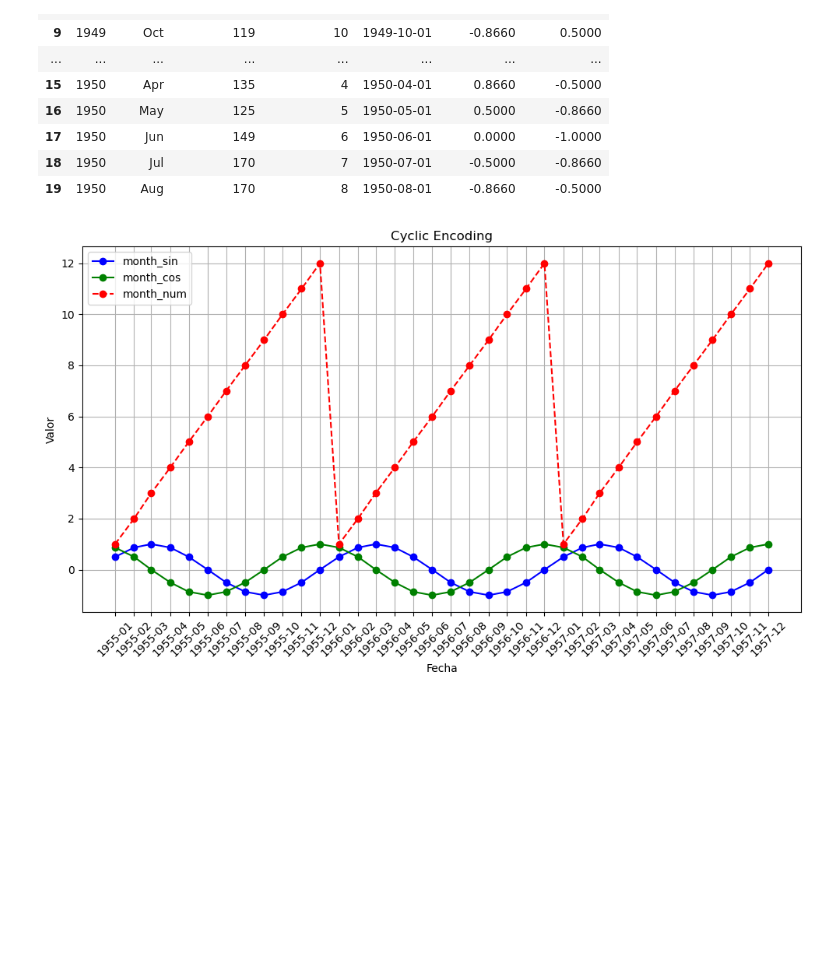
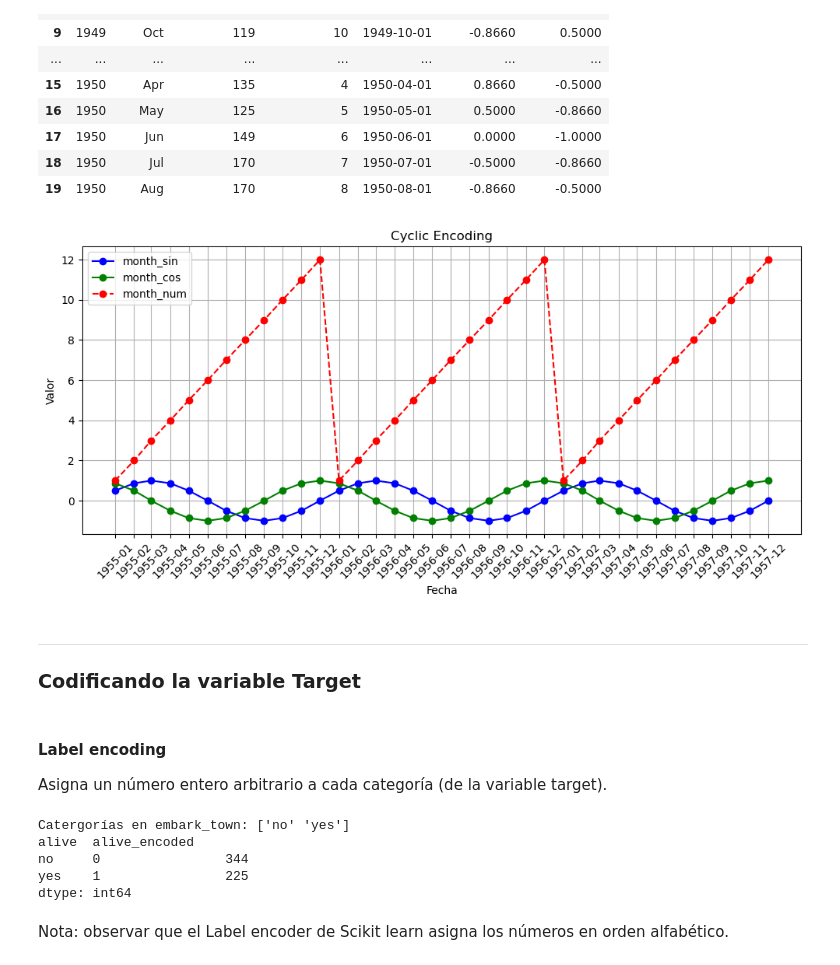
Before and after one commit to FIUBA-Posgrado-Inteligencia-Artificial/CEIA_Analisis_de_datos, a Jupyter notebook: notebooks/clase_04_codificacion.ipynb, the cells around one changed output. Drawn from its saved outputs; the diff is of its cells as text; code cells hidden in the pictures; blank space fills up the shorter version.

```diff
--- a/notebooks/clase_04_codificacion.ipynb
+++ b/notebooks/clase_04_codificacion.ipynb
@@ -255,25 +233,52 @@ flights_train.head(20)
 | 19 | 1950 | Aug | 170 | 8 | 1950-08-01 | -0.8660 | -0.5000 |
 # %%
 # Gráfico
-df = flights_train[flights_train['year']>=1955]
+dff = flights_train[flights_train['year']>=1955]
 
-plt.figure(figsize=(10, 6))
-plt.plot(df["date"], df["month_sin"], label="month_sin", color='blue', marker='o')
-plt.plot(df["date"], df["month_cos"], label="month_cos", color='green', marker='o')
-plt.plot(df["date"], df["month_num"], label="month_num", color='red', linestyle='--', marker='o')
+plt.figure(figsize=(10, 5))
+plt.plot(dff["date"], dff["month_sin"], label="month_sin", color='blue', marker='o')
+plt.plot(dff["date"], dff["month_cos"], label="month_cos", color='green', marker='o')
+plt.plot(dff["date"], dff["month_num"], label="month_num", color='red', linestyle='--', marker='o')
 
 # Etiquetas y título
 plt.xlabel("Fecha")
 plt.ylabel("Valor")
 plt.title("Cyclic Encoding")
 plt.legend()
 
 # Ajustar las fechas en el eje X para que se vean bien
-plt.xticks(df["date"], df["date"].dt.strftime('%Y-%m'), rotation=45)
+plt.xticks(dff["date"], dff["date"].dt.strftime('%Y-%m'), rotation=45)
 
 # Mostrar el gráfico
 plt.grid(True)
 plt.tight_layout()
 plt.show()
 # %% [output]
-[figure, old version]
+[figure, new version]
+# %% [markdown]
+---
+### Codificando la variable Target
+# %% [markdown]
+#### Label encoding
+
+Asigna un número entero arbitrario a cada categoría (de la variable target).
+# %%
+le = LabelEncoder()
+
+# Nuevamente vamos a usar el dataset de Titanic.
+# Suponemos que nuestra variable target es "alive"
+
+df['alive_encoded'] = le.fit_transform(df['alive'])
+
+# Resultados
+print("Catergorías en embark_town:", le.classes_)
+
+print(df.groupby(['alive', 'alive_encoded']).size())
+# %% [output]
+Catergorías en embark_town: ['no' 'yes']
+alive  alive_encoded
+no     0                344
+yes    1                225
+dtype: int64
+# %% [markdown]
+ Nota: observar que el Label encoder de Scikit learn asigna los números en orden alfabético.
```
Also changed, not shown: parts of 14 cells of this notebook.
